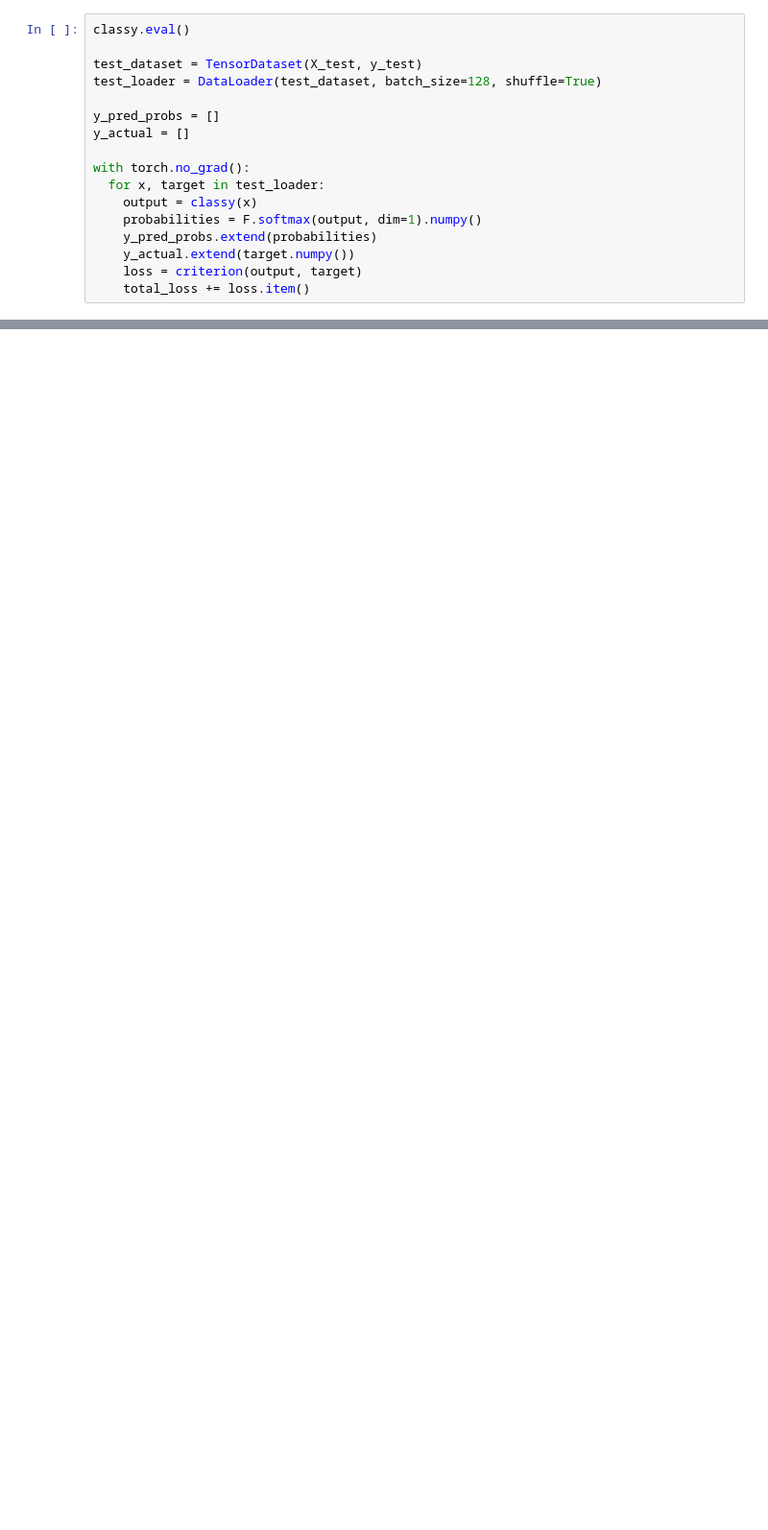
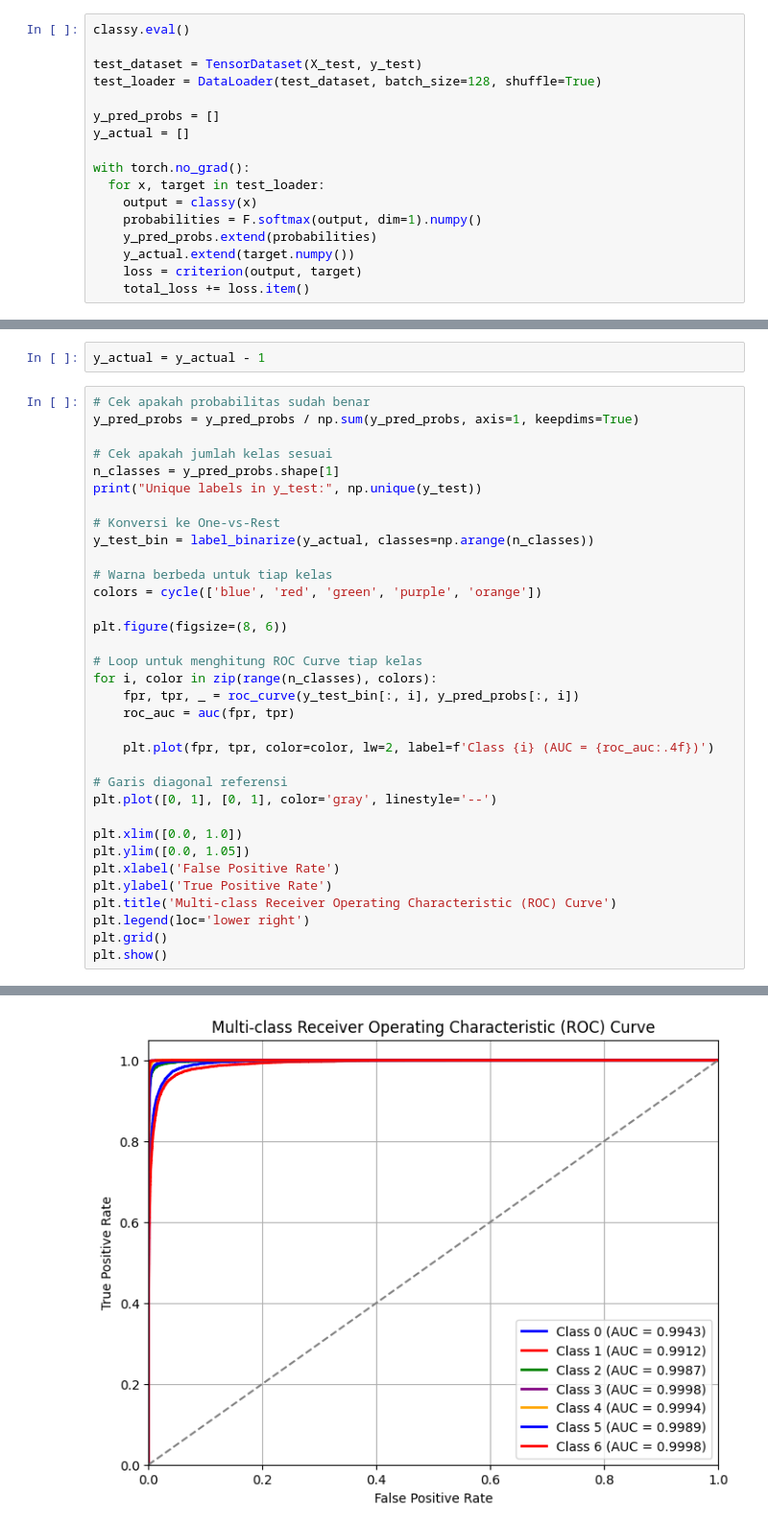
Before and after one commit to hsnbnaa/deep-learning-is-easy, a Jupyter notebook: Week 2/Google Colab/Tugas_week_2_Deep_Learning.ipynb, the cells around one changed output, grey strips where cells are left out. Shown at 96% size. Drawn from its saved outputs; the diff is of its cells as text; blank space fills up the shorter version.

```diff
--- a/Week 2/Google Colab/Tugas_week_2_Deep_Learning.ipynb
+++ b/Week 2/Google Colab/Tugas_week_2_Deep_Learning.ipynb
@@ -706,0 +810,37 @@ ROC AUC Score: 0.9974
+# %%
+y_actual = y_actual - 1
+# %%
+# Cek apakah probabilitas sudah benar
+y_pred_probs = y_pred_probs / np.sum(y_pred_probs, axis=1, keepdims=True)
+
+# Cek apakah jumlah kelas sesuai
+n_classes = y_pred_probs.shape[1]
+print("Unique labels in y_test:", np.unique(y_test))
+
+# Konversi ke One-vs-Rest
+y_test_bin = label_binarize(y_actual, classes=np.arange(n_classes))
+
+# Warna berbeda untuk tiap kelas
+colors = cycle(['blue', 'red', 'green', 'purple', 'orange'])
+
+plt.figure(figsize=(8, 6))
+
+# Loop untuk menghitung ROC Curve tiap kelas
+for i, color in zip(range(n_classes), colors):
+    fpr, tpr, _ = roc_curve(y_test_bin[:, i], y_pred_probs[:, i])
+    roc_auc = auc(fpr, tpr)
+
+    plt.plot(fpr, tpr, color=color, lw=2, label=f'Class {i} (AUC = {roc_auc:.4f})')
+
+# Garis diagonal referensi
+plt.plot([0, 1], [0, 1], color='gray', linestyle='--')
+
+plt.xlim([0.0, 1.0])
+plt.ylim([0.0, 1.05])
+plt.xlabel('False Positive Rate')
+plt.ylabel('True Positive Rate')
+plt.title('Multi-class Receiver Operating Characteristic (ROC) Curve')
+plt.legend(loc='lower right')
+plt.grid()
+plt.show()
+# %% [output]
@@ -706,0 +848 @@ ROC AUC Score: 0.9974
+[figure, added]
```
Also changed, not shown: parts of 26 cells of this notebook.
